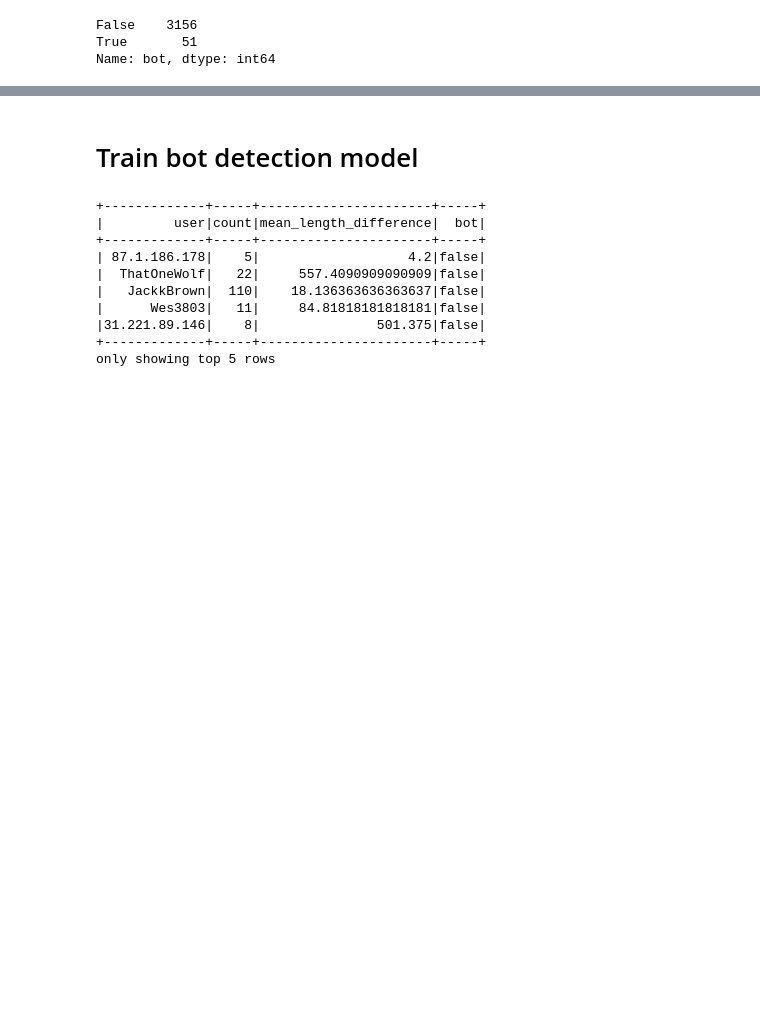
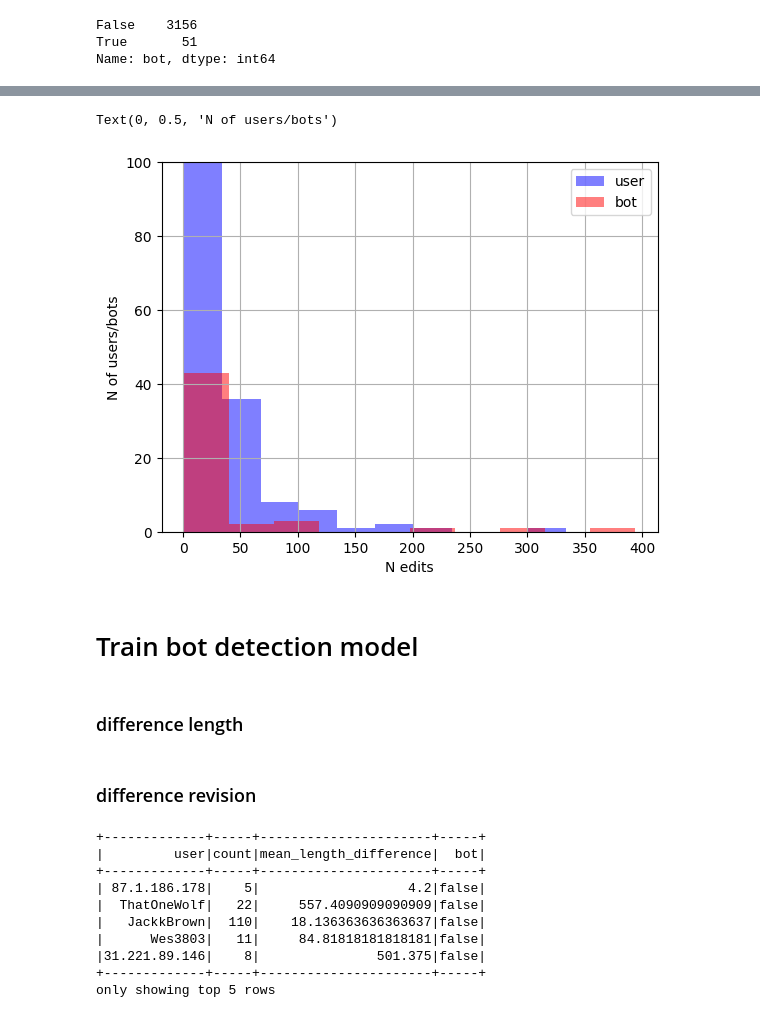
Before and after one commit to shandrayu/mining-massive-databases, a Jupyter notebook: notebooks/project_bot_detection_model.ipynb, the cells around one changed output, grey strips where cells are left out. Drawn from its saved outputs; the diff is of its cells as text; code cells hidden in the pictures; blank space fills up the shorter version.

```diff
--- a/notebooks/project_bot_detection_model.ipynb
+++ b/notebooks/project_bot_detection_model.ipynb
@@ -121,5 +106,25 @@ plt.gca().spines[['top', 'right',]].set_visible(False)
+# %%
+ax1 = plt.subplot(111)
+df_distr = df.groupBy('user', 'bot').count().toPandas()
+df_bots = df_distr[df_distr['bot']==True]
+df_users = df_distr[df_distr['bot']==False]
+
+df_users['count'].hist(ax=ax1,
+                       label='user', color='blue', alpha=0.5)
+df_bots['count'].hist(ax=ax1,
+                      label='bot', color='red', alpha=0.5)
+
+ax1.legend(loc='best')
+ax1.set_ylim((0, 100))
+ax1.set_xlabel('N edits')
+ax1.set_ylabel('N of users/bots')
+# %% [output]
+Text(0, 0.5, 'N of users/bots')
+[figure, added]
 # %% [markdown]
 # Train bot detection model
+# %% [markdown]
+### difference length
 # %%
 from pyspark.sql.functions import udf
 from pyspark.sql.types import IntegerType
@@ -132,3 +137,5 @@ def diff_length(length):
   return abs(new - old)
 # %%
 df = df.withColumn("length_difference", diff_length(df["length"]))
+# %% [markdown]
+### difference revision
```
Also changed, not shown: parts of 50 cells of this notebook.
